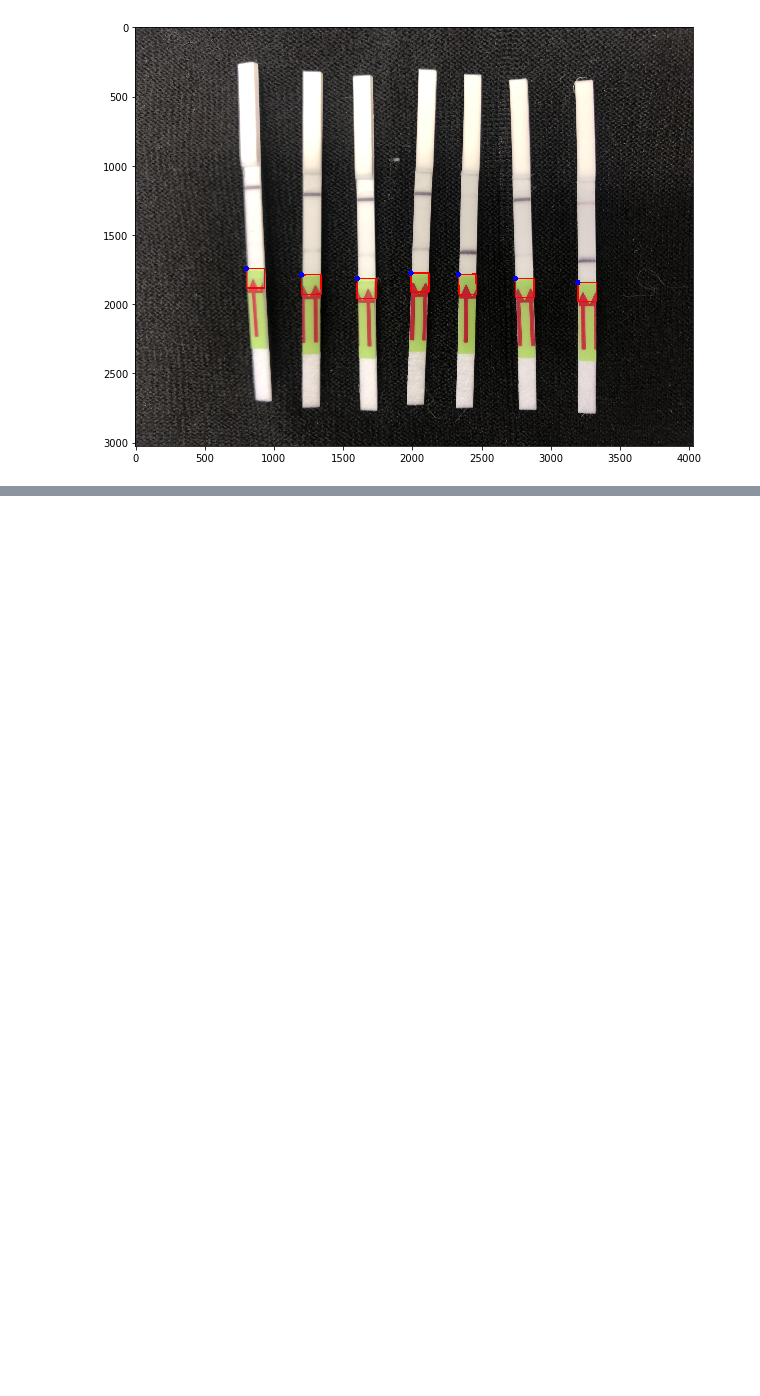
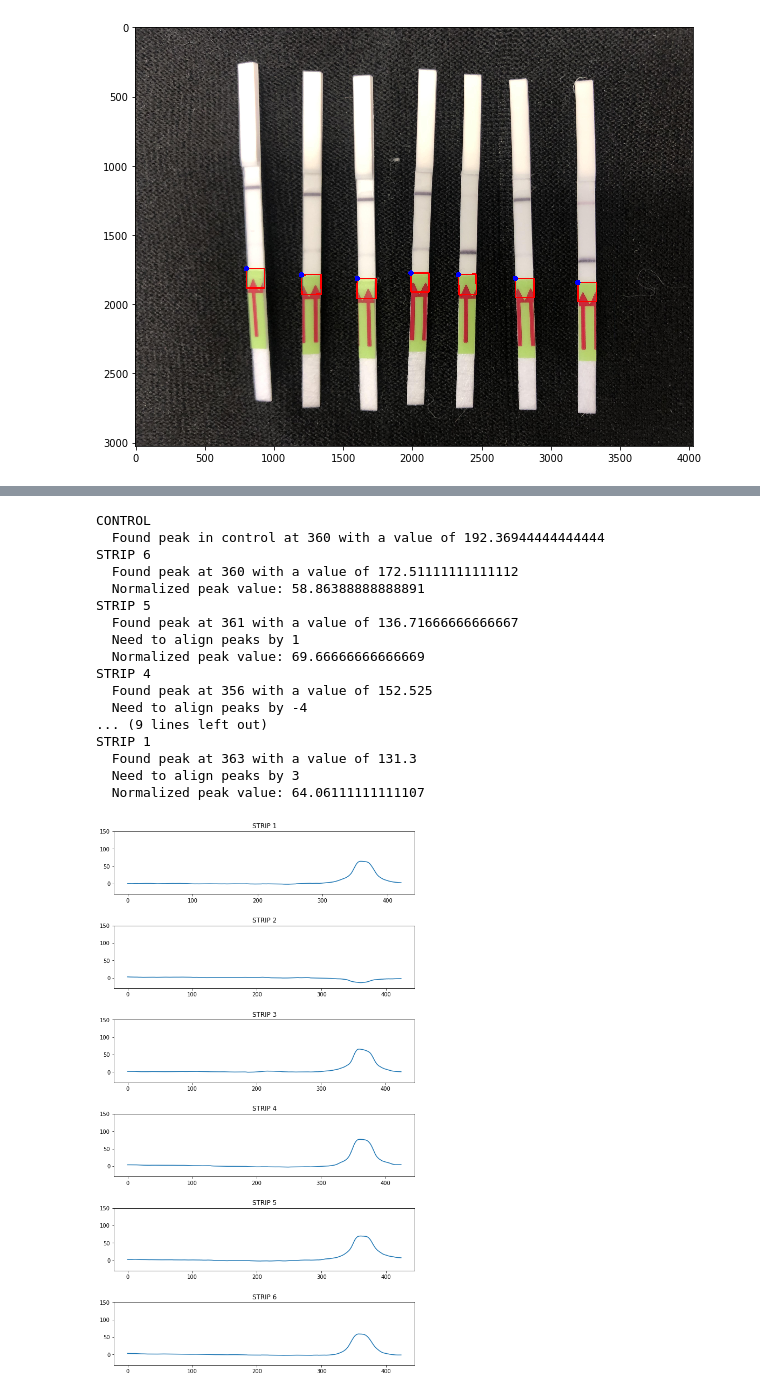
Before and after one commit to broadinstitute/HandLens-1.0.0, a Jupyter notebook: notebooks/Strip Detection and Comparison v2b.ipynb, the cells around one changed output, grey strips where cells are left out. Saved outputs shown, nothing was run; the diff lists cells and outputs as text; code cells hidden in the pictures; blank space fills up the shorter version.

```diff
--- a/notebooks/Strip Detection and Comparison v2b.ipynb
+++ b/notebooks/Strip Detection and Comparison v2b.ipynb
@@ -65,6 +65,9 @@ peakSTDScaleNorm = 10
 # Default peak position to use when the control does not have a positive band
 defPeakPosition = 360
 
+# Maximum position for the peak of the control's positive band
+maxControlPeakPos = 390
+
 # Red is at the beginning/end of the hue range, so it covers the [0-10] and the [170, 180] (hue in OpenCV varies
 # between 0 and 180 degrees)
 lower_red1 = np.array([0, 50, 50])
@@ -434,7 +465,7 @@ half = int(ctrl_data.shape[0]/2)
 ctrl_pk_idx, ctrl_pk_val, ctrl_all_val = getPeak(ctrl_data, half, peakSTDScale)
 ctrl_max = max(ctrl_all_val)
 print("CONTROL")
-if ctrl_pk_idx:
+if ctrl_pk_idx and ctrl_pk_idx < maxControlPeakPos:
     print("  Found peak in control at", ctrl_pk_idx, "with a value of", ctrl_pk_val)
 else:
     print("  No peak found in control")
@@ -465,30 +496,49 @@ for test_img in norm_strip_images[0:-1]:
         for i in range(half, ctrl_data.shape[0]):
             if i + idx_diff < test_data.shape[0]:
                 d = test_data[i + idx_diff] - ctrl_data[i] + offset
                 rows.append(d)
 
         diff = np.array(rows)
     else:
         # No alignment is needed
         diff = test_data - ctrl_data + offset
         diff = diff[half:-1]
 
     # Another possibility could be to use OpenCV's image integrals:
     # http://www.aishack.in/tutorials/integral-images-opencv/
 
     values = np.array([])
     nrows = diff.shape[0]
     for r in range(0, nrows):
         m = -np.mean(diff[r])
         values = np.append(values, m)
 
     pk_idx, pk_val, all_val = getPeak(-values, 0, peakSTDScaleNorm)
 
     if pk_idx:
         print("  Normalized peak value:", -pk_val)
     else:
         print("  No peak after normalization")
     plots[idx].set_ylim([-30, 150])
     plots[idx].set_title("STRIP " + str(idx + 1))
     plots[idx].plot(values)
     idx -= 1
+# %% [output]
+CONTROL
+  Found peak in control at 360 with a value of 192.36944444444444
+STRIP 6
+  Found peak at 360 with a value of 172.51111111111112
+  Normalized peak value: 58.86388888888891
+STRIP 5
+  Found peak at 361 with a value of 136.71666666666667
+  Need to align peaks by 1
+  Normalized peak value: 69.66666666666669
+STRIP 4
+  Found peak at 356 with a value of 152.525
+  Need to align peaks by -4
+... (9 lines left out)
+STRIP 1
+  Found peak at 363 with a value of 131.3
+  Need to align peaks by 3
+  Normalized peak value: 64.06111111111107
+[figure, added]
```
Also changed, not shown: parts of 5 cells of this notebook, 3 other files.
